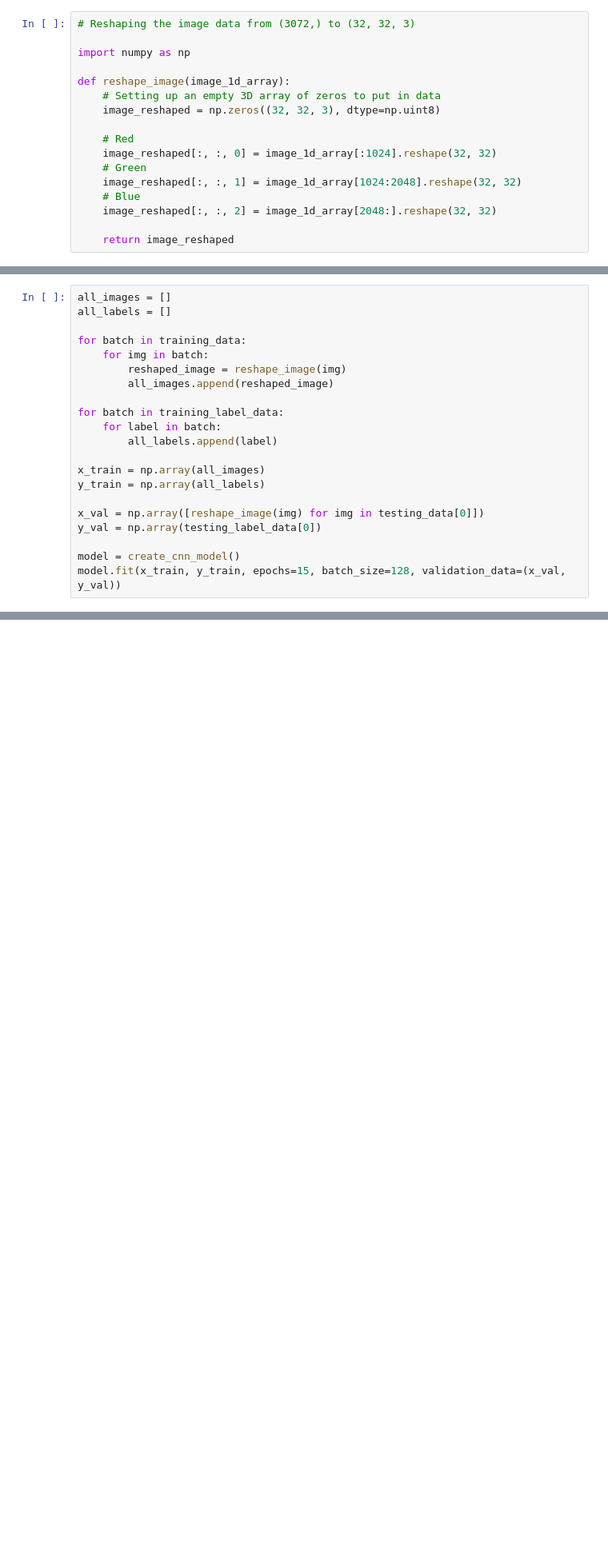
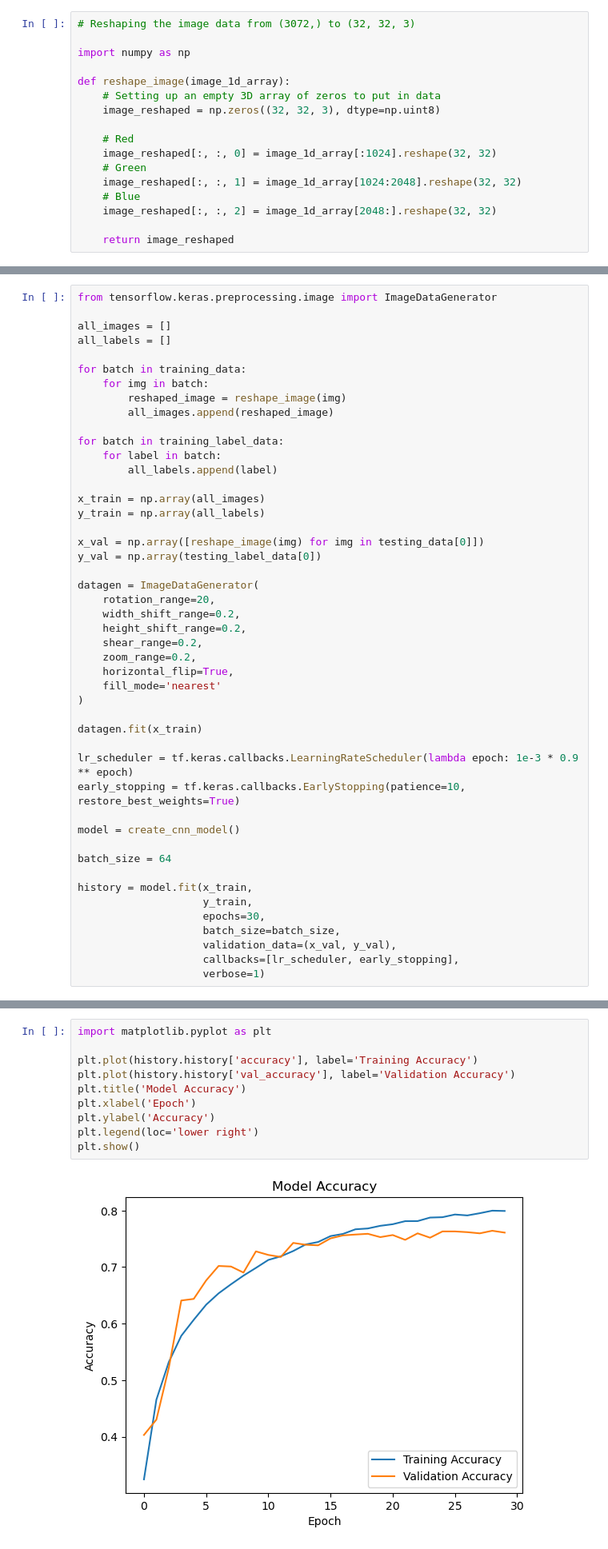
Before and after one commit to amitathik7/Image-Classification, a Jupyter notebook: main.ipynb, the cells around one changed output, grey strips where cells are left out. Shown: that part at 80% size. Saved outputs shown, nothing was run; the diff lists cells and outputs as text; blank space fills up the shorter version.

Commit message:
Wrote code to use CIFAR-10 Dataset and trained a model on it

```diff
--- a/main.ipynb
+++ b/main.ipynb
@@ -104,5 +83,7 @@ def create_cnn_model():
     return model
 # %%
+from tensorflow.keras.preprocessing.image import ImageDataGenerator
+
 all_images = []
 all_labels = []
 
@@ -121,5 +102,29 @@ y_train = np.array(all_labels)
 x_val = np.array([reshape_image(img) for img in testing_data[0]])
 y_val = np.array(testing_label_data[0])
 
+datagen = ImageDataGenerator(
+    rotation_range=20,
+    width_shift_range=0.2,
+    height_shift_range=0.2,
+    shear_range=0.2,
+    zoom_range=0.2,
+    horizontal_flip=True,
+    fill_mode='nearest'
+)
+
+datagen.fit(x_train)
+
+lr_scheduler = tf.keras.callbacks.LearningRateScheduler(lambda epoch: 1e-3 * 0.9 ** epoch)
+early_stopping = tf.keras.callbacks.EarlyStopping(patience=10, restore_best_weights=True)
+
 model = create_cnn_model()
-model.fit(x_train, y_train, epochs=15, batch_size=128, validation_data=(x_val, y_val))
+
+batch_size = 64
+
+history = model.fit(x_train,
+                    y_train,
+                    epochs=30,
+                    batch_size=batch_size,
+                    validation_data=(x_val, y_val),
+                    callbacks=[lr_scheduler, early_stopping],
+                    verbose=1)
@@ -150,0 +170,12 @@ show_images(images, labels, label_names, 5)
+# %%
+import matplotlib.pyplot as plt
+
+plt.plot(history.history['accuracy'], label='Training Accuracy')
+plt.plot(history.history['val_accuracy'], label='Validation Accuracy')
+plt.title('Model Accuracy')
+plt.xlabel('Epoch')
+plt.ylabel('Accuracy')
+plt.legend(loc='lower right')
+plt.show()
+# %% [output]
+[figure, added]
```
Also changed, not shown: parts of 8 cells of this notebook, 1 other file.
